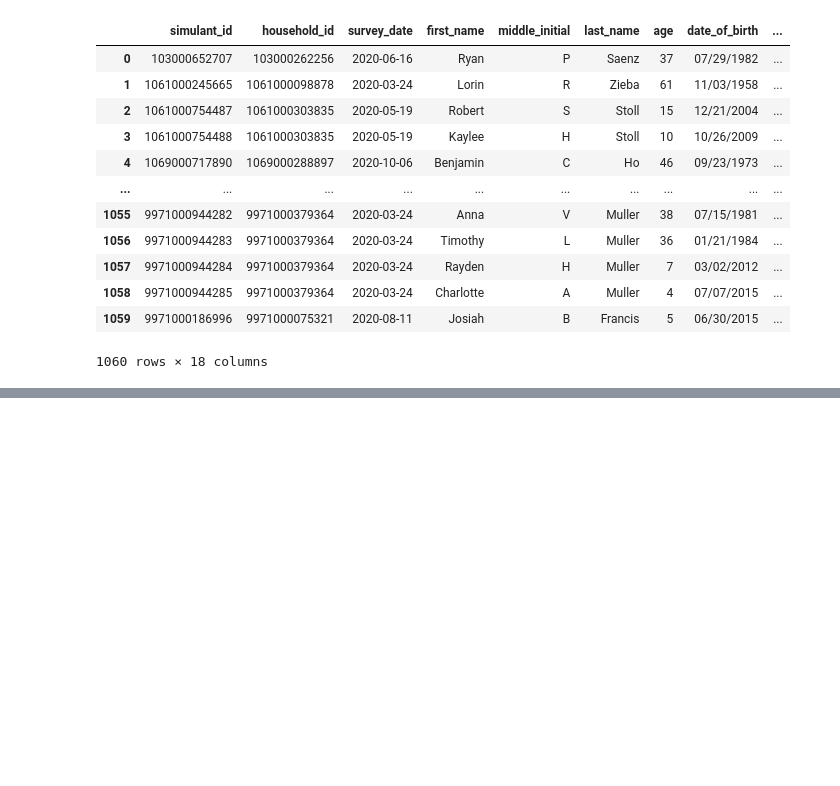
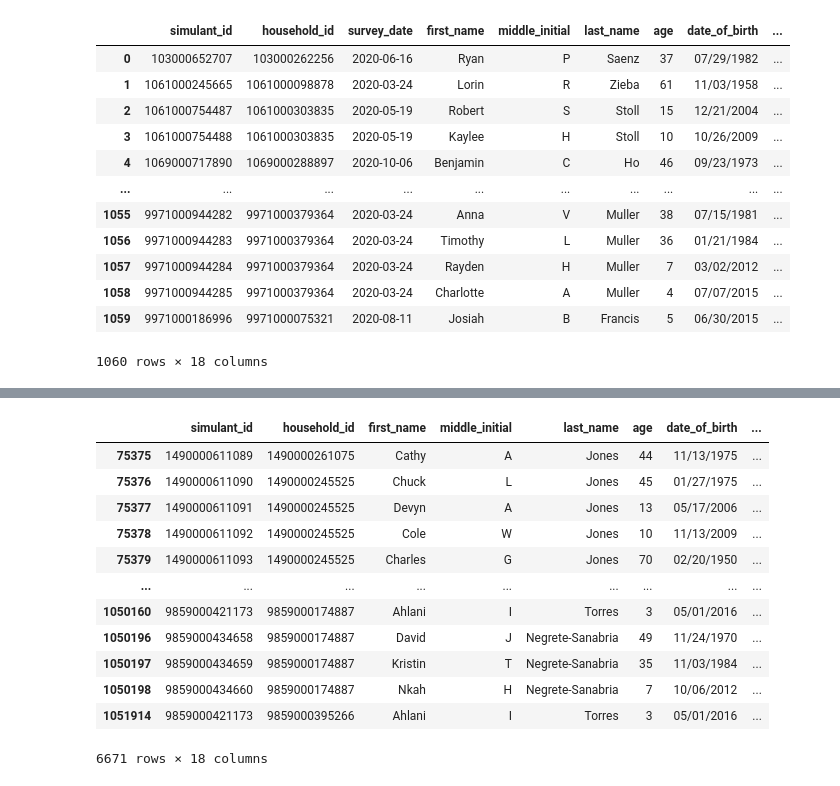
Before and after one commit to ihmeuw/vivarium_research_prl, a Jupyter notebook: pseudopeople_testing/2024_01_19b_test_pseudopeople_ri_v1_0_0.ipynb, the cells around one changed output, grey strips where cells are left out. Saved outputs shown, nothing was run; the diff lists cells and outputs as text; code cells hidden in the pictures; blank space fills up the shorter version.

```diff
--- a/pseudopeople_testing/2024_01_19b_test_pseudopeople_ri_v1_0_0.ipynb
+++ b/pseudopeople_testing/2024_01_19b_test_pseudopeople_ri_v1_0_0.ipynb
@@ -488,0 +694,17 @@ cdata.american_community_survey
+# %%
+dup_households = cdata.decennial_census.query(f"household_id in {dup_household_ids}")
+dup_households
+# %% [output]
+|  | simulant_id | household_id | first_name | middle_initial | last_name | age | date_of_birth | ... |
+| 75375 | 1490000611089 | 1490000261075 | Cathy | A | Jones | 44 | 11/13/1975 | ... |
+| 75376 | 1490000611090 | 1490000245525 | Chuck | L | Jones | 45 | 01/27/1975 | ... |
+| 75377 | 1490000611091 | 1490000245525 | Devyn | A | Jones | 13 | 05/17/2006 | ... |
+| 75378 | 1490000611092 | 1490000245525 | Cole | W | Jones | 10 | 11/13/2009 | ... |
+| 75379 | 1490000611093 | 1490000245525 | Charles | G | Jones | 70 | 02/20/1950 | ... |
+| ... | ... | ... | ... | ... | ... | ... | ... | ... |
+| 1050160 | 9859000421173 | 9859000174887 | Ahlani | I | Torres | 3 | 05/01/2016 | ... |
+| 1050196 | 9859000434658 | 9859000174887 | David | J | Negrete-Sanabria | 49 | 11/24/1970 | ... |
+| 1050197 | 9859000434659 | 9859000174887 | Kristin | T | Negrete-Sanabria | 35 | 11/03/1984 | ... |
+| 1050198 | 9859000434660 | 9859000174887 | Nkah | H | Negrete-Sanabria | 7 | 10/06/2012 | ... |
+| 1051914 | 9859000421173 | 9859000395266 | Ahlani | I | Torres | 3 | 05/01/2016 | ... |
+6671 rows × 18 columns
```
Also changed, not shown: parts of 69 cells of this notebook, 1 other file.
